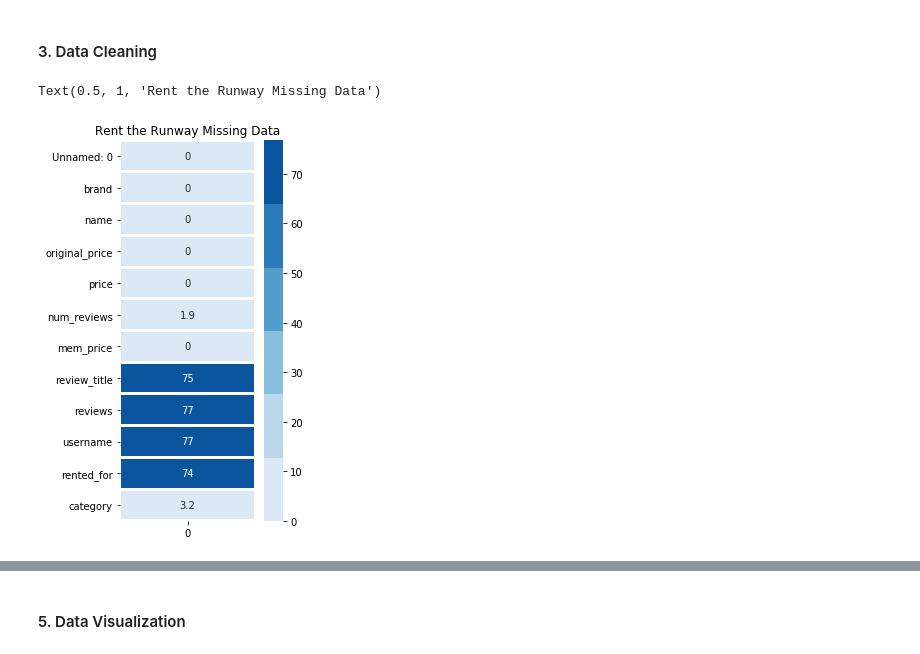
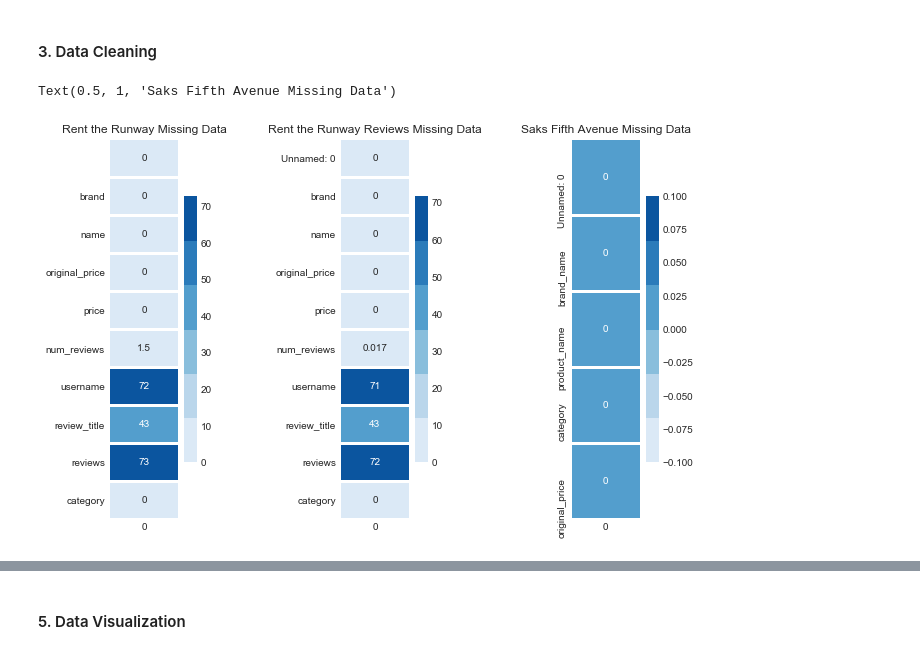
Before and after one commit to danieljinchoy/renttherunway, a Jupyter notebook: renttherunway/analysis.ipynb, the cells around one changed output, grey strips where cells are left out. Drawn from its saved outputs; the diff is of its cells as text; code cells hidden in the pictures.

```diff
--- a/renttherunway/analysis.ipynb
+++ b/renttherunway/analysis.ipynb
@@ -20,4 +20,6 @@ import scipy.stats
 #### 2. Import Data
 # %%
 # read csv data and save it as dataframes
-saks = pd.read_csv('saksfifthavenue.csv', header = 0)
+rent = pd.read_csv('renttherunway_final.csv', header = 0)
+rent_reviews = pd.read_csv('renttherunway_reviews.csv', header = 0)
+saks = pd.read_csv('saks.csv', header = 0)
@@ -38,13 +48,34 @@ rent.head(5)
 # %%
 from IPython.display import display, HTML
 # Look at missing data
+
+# Set theme
 cm = sns.light_palette("green",as_cmap=True)
 plt.figure(figsize=(14,7))
 
+
+# Rent the Runway missing data
 plt.subplot(1,4,1)
 sns.heatmap(pd.DataFrame(rent.isnull().sum()/rent.shape[0]*100),annot=True,cmap=sns.color_palette("Blues"),
            linewidth=2,linecolor="white")
 plt.title("Rent the Runway Missing Data")
+
+
+# Rent the Runway Reviews missing data
+plt.subplot(1,4,2)
+sns.heatmap(pd.DataFrame(rent_reviews.isnull().sum()/rent_reviews.shape[0]*100),annot=True,cmap=sns.color_palette("Blues"),
+           linewidth=2,linecolor="white")
+plt.title("Rent the Runway Reviews Missing Data")
+
+
+# Saks Fifth Avenue missing data
+plt.subplot(1,4,3)
+sns.heatmap(pd.DataFrame(saks.isnull().sum()/saks.shape[0]*100),annot=True,cmap=sns.color_palette("Blues"),
+           linewidth=2,linecolor="white")
+plt.subplots_adjust(wspace = 1.6)
+plt.title("Saks Fifth Avenue Missing Data")
+
+# The Real Real missing data
 # %% [output]
-Text(0.5, 1, 'Rent the Runway Missing Data')
+Text(0.5, 1, 'Saks Fifth Avenue Missing Data')
-[figure, old version]
+[figure, new version]
```
Also changed, not shown: parts of 36 cells of this notebook.
